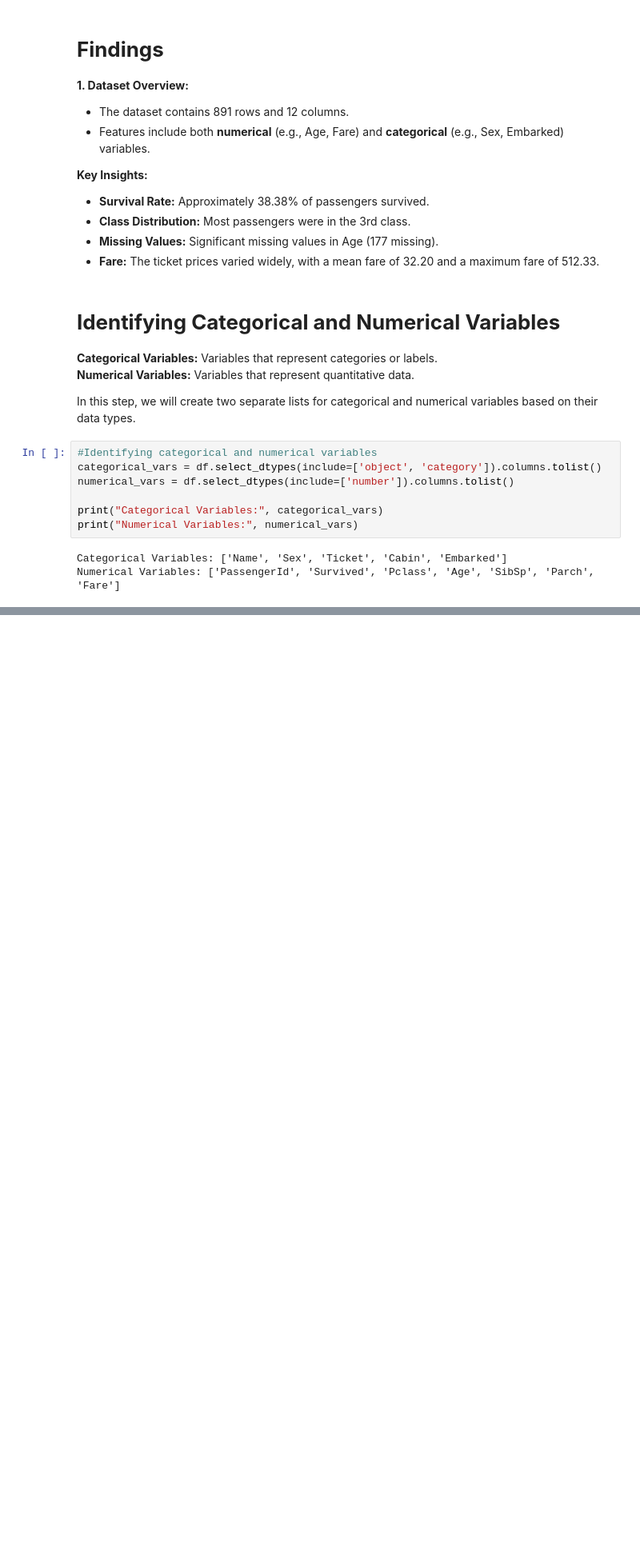
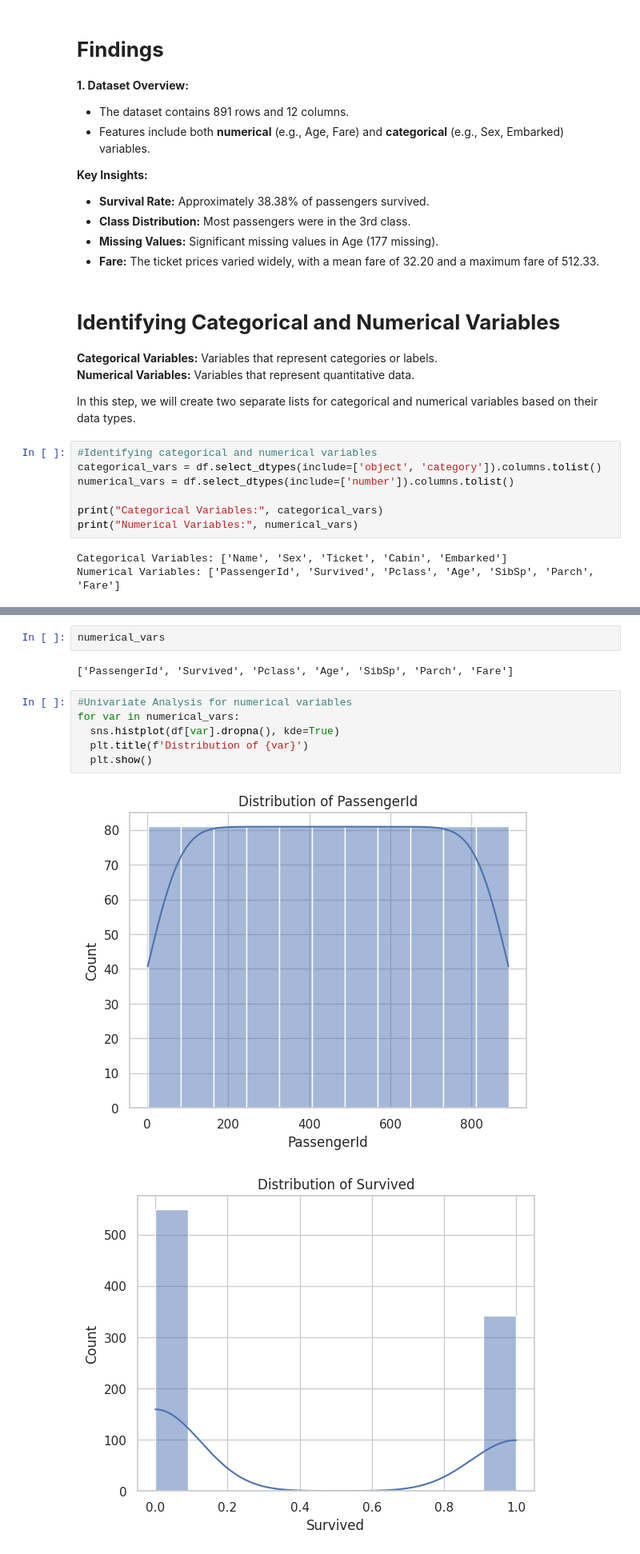
Before and after one commit to StacyChebet/Titanic-Machine-Learning-from-Disaster, a Jupyter notebook: Titanic_Machine_Learning_from_Disaster.ipynb, the cells around one changed output, grey strips where cells are left out. Shown at 80% size. Cells and saved outputs as stored; diff of their text form; blank space fills up the shorter version.

Commit message:
Dropped columns that do not add analytical value and conducted univariate analysis on the numerical and categorical variables.

```diff
--- a/Titanic_Machine_Learning_from_Disaster.ipynb
+++ b/Titanic_Machine_Learning_from_Disaster.ipynb
@@ -139,0 +151,13 @@ distribution, identifying skewness, and detecting outliers.
+# %%
+numerical_vars
+# %% [output]
+['PassengerId', 'Survived', 'Pclass', 'Age', 'SibSp', 'Parch', 'Fare']
+# %%
+#Univariate Analysis for numerical variables
+for var in numerical_vars:
+  sns.histplot(df[var].dropna(), kde=True)
+  plt.title(f'Distribution of {var}')
+  plt.show()
+# %% [output]
+[figure, added]
+[figure, added]
```
Also changed, not shown: parts of 10 cells of this notebook.
